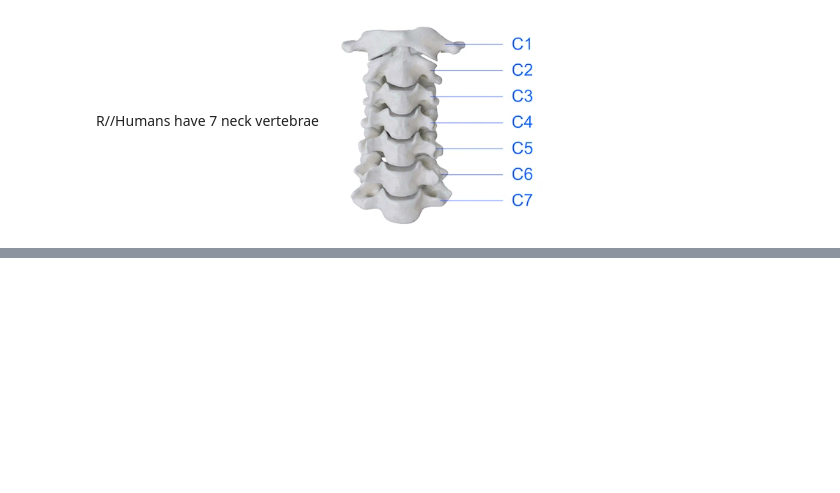
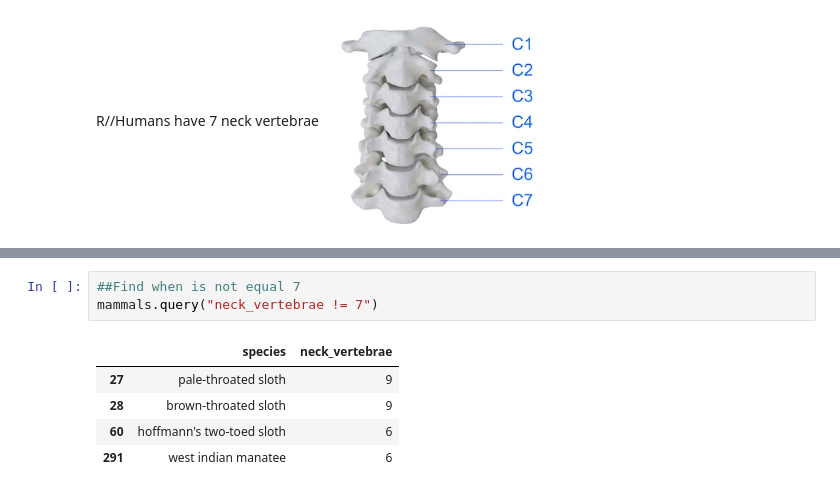
Before and after one commit to KrisDA-1/Py.Skeletal-Variation, a Jupyter notebook: Eskeletal_variation.ipynb, the cells around one changed output, grey strips where cells are left out. Drawn from its saved outputs; the diff is of its cells as text; blank space fills up the shorter version.

```diff
--- a/Eskeletal_variation.ipynb
+++ b/Eskeletal_variation.ipynb
@@ -89,0 +120,9 @@ R//Humans have 7 neck vertebrae![Screenshot 2025-10-17 142219.png](embedded-pict
+# %%
+##Find when is not equal 7
+mammals.query("neck_vertebrae != 7")
+# %% [output]
+|  | species | neck_vertebrae |
+| 27 | pale-throated sloth | 9 |
+| 28 | brown-throated sloth | 9 |
+| 60 | hoffmann's two-toed sloth | 6 |
+| 291 | west indian manatee | 6 |
```
Also changed, not shown: parts of 11 cells of this notebook.
